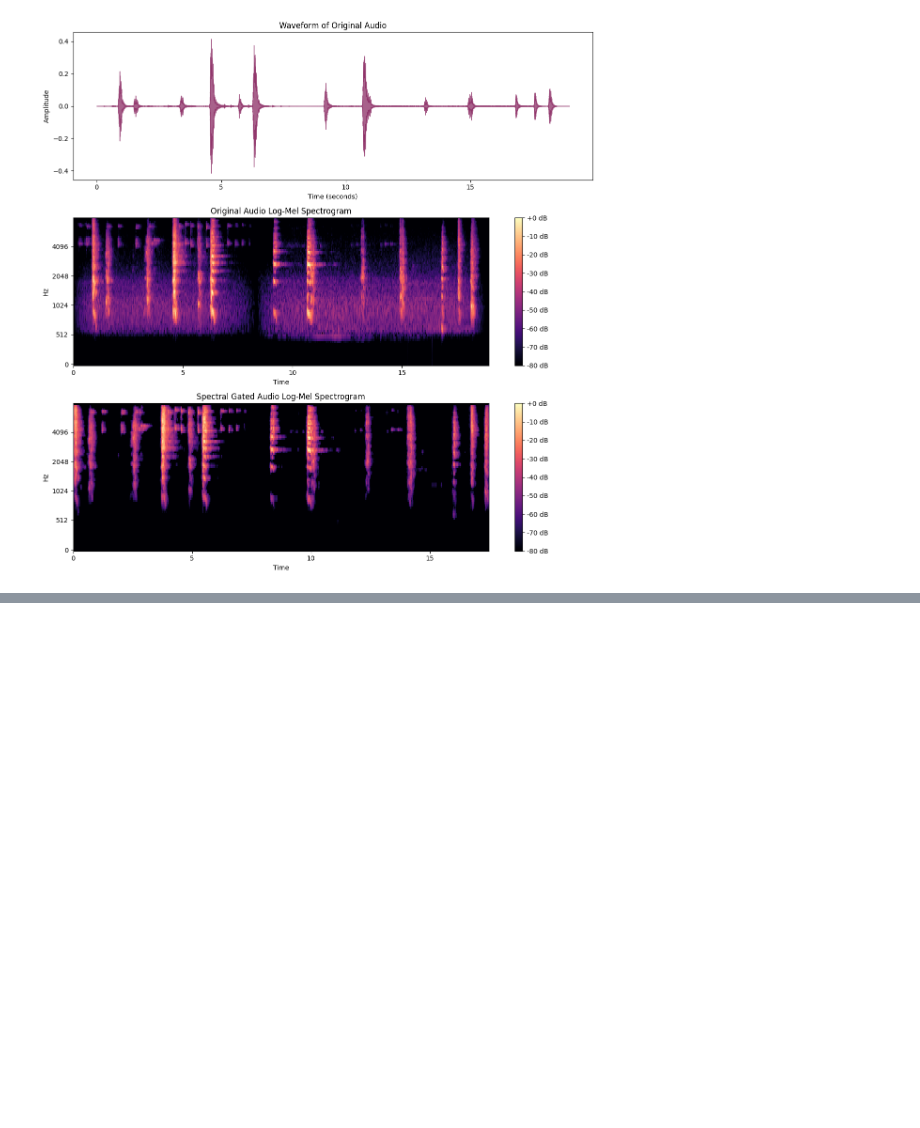
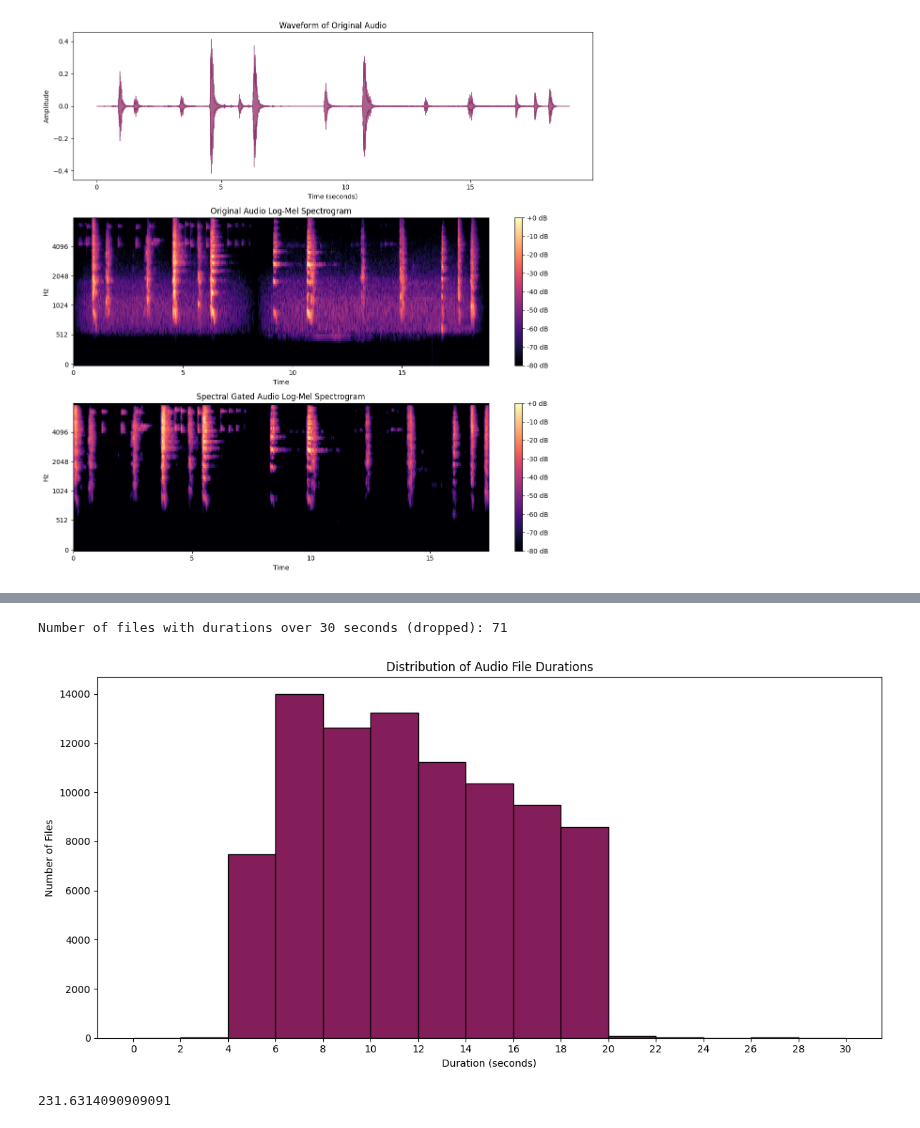
Before and after one commit to Davee02/HSLU.DSPRO1.BirdDetection, a Jupyter notebook: notebooks/09-report-visualizations.ipynb, the cells around one changed output, grey strips where cells are left out. Cells and saved outputs as stored; diff of their text form; code cells hidden in the pictures; blank space fills up the shorter version.

Commit message:
Distribution Audio Durations

```diff
--- a/notebooks/09-report-visualizations.ipynb
+++ b/notebooks/09-report-visualizations.ipynb
@@ -189,0 +233,35 @@ plt.show()
+# %%
+import matplotlib.pyplot as plt
+import numpy as np
+
+durations = list(file_lengths.values())
+
+filtered_durations = [d for d in durations if d <= 30]
+dropped_count = len(durations) - len(filtered_durations)
+
+print(f"Number of files with durations over 30 seconds (dropped): {dropped_count}")
+
+bin_size = 2
+bin_edges = np.arange(0, 31, bin_size)
+
+hist_counts, edges = np.histogram(filtered_durations, bins=bin_edges)
+
+bin_centers = (edges[:-1] + edges[1:]) / 2
+
+plt.figure(figsize=(12, 6))
+plt.bar(bin_centers, hist_counts, width=bin_size, align="center", color=color_palette[0], edgecolor="black")
+plt.xlabel('Duration (seconds)')
+plt.ylabel('Number of Files')
+plt.title('Distribution of Audio File Durations')
+
+plt.xticks(edges, labels=[str(int(x)) for x in edges])
+plt.tight_layout()
+plt.show()
+# %% [output]
+Number of files with durations over 30 seconds (dropped): 71
+[figure, added]
+# %%
+max_duration = max(file_lengths.values())
+max_duration
+# %% [output]
+231.6314090909091
```
Also changed, not shown: parts of 3 cells of this notebook.
